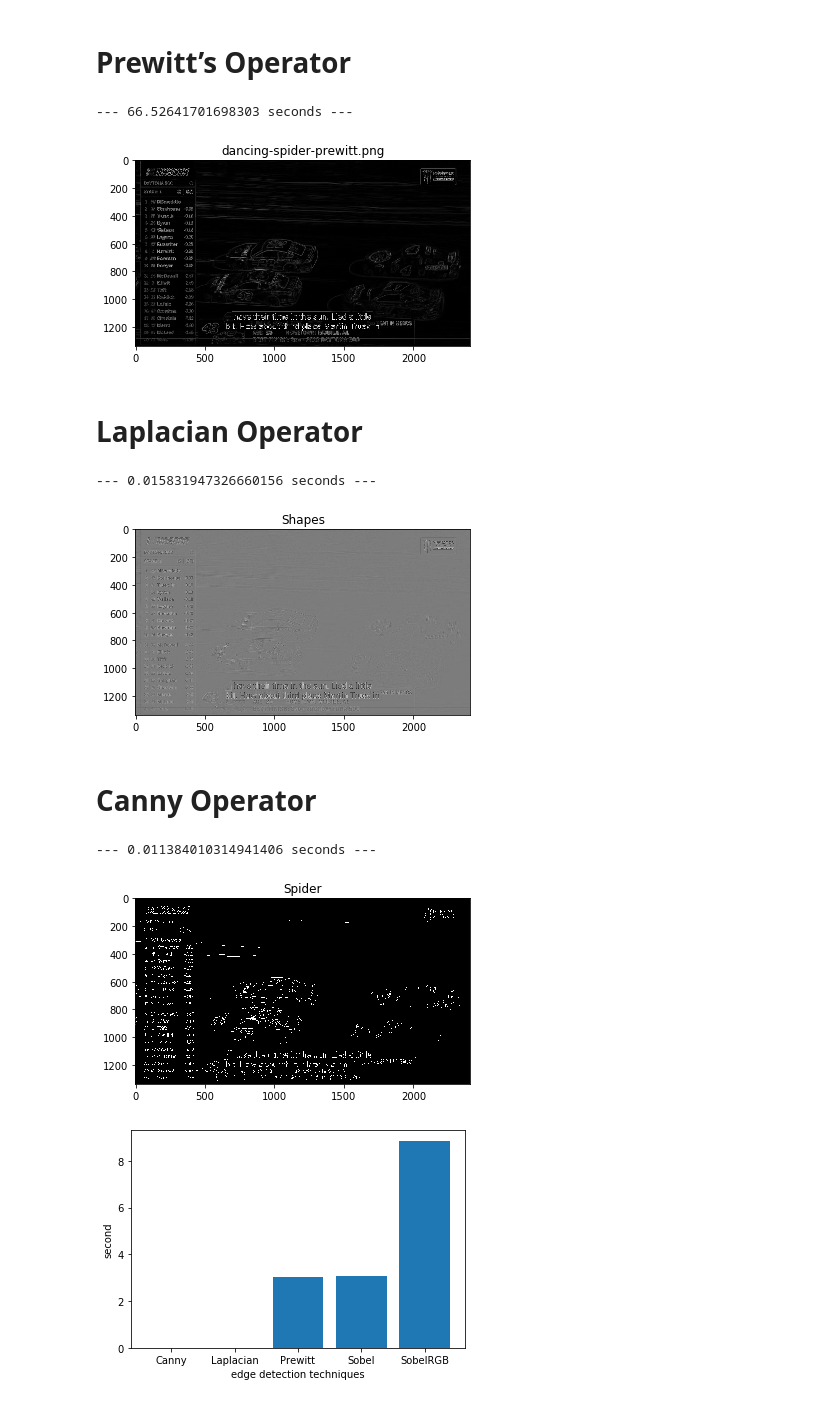
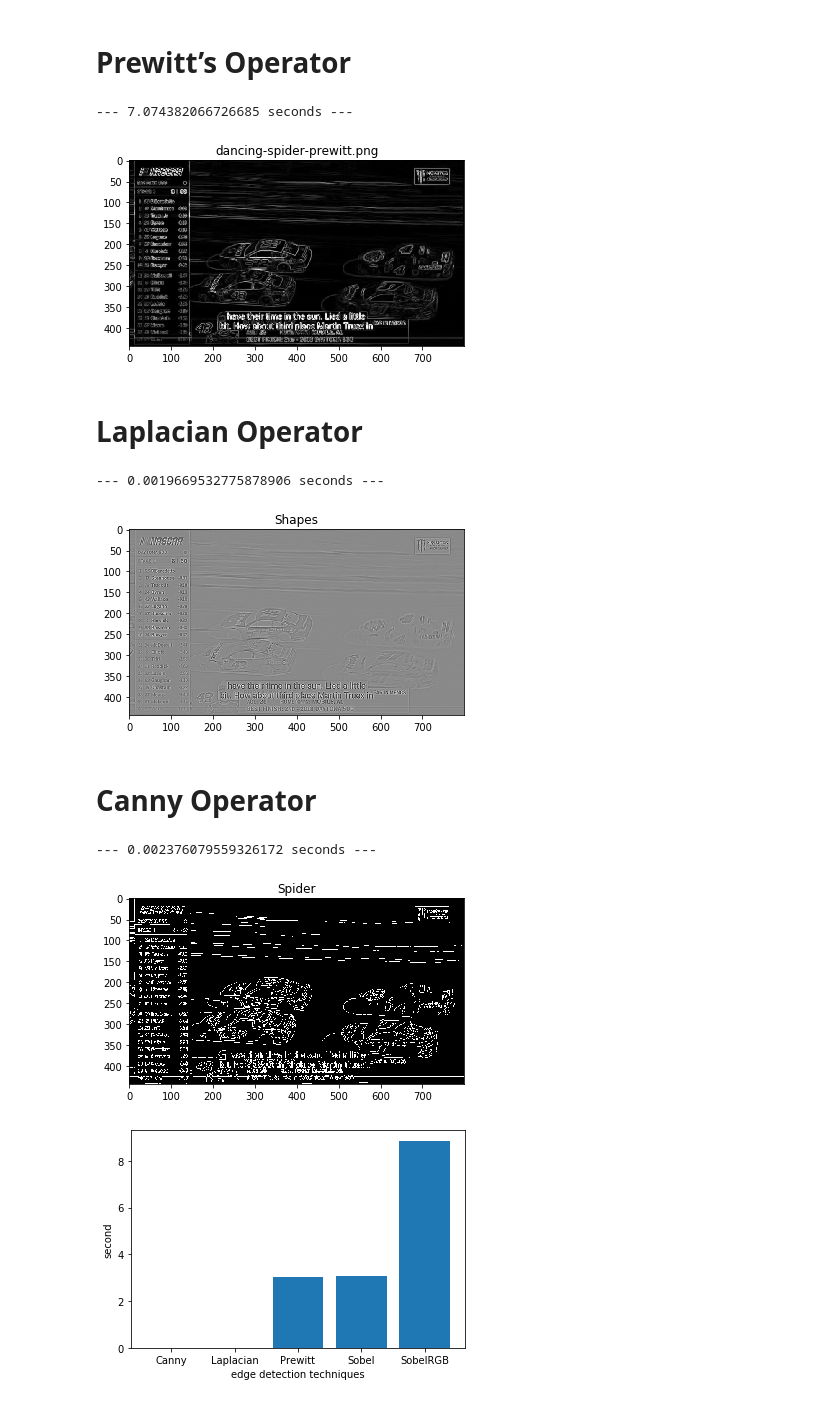
Before and after one commit to krisztianbenda/smart-caption-localization, a Jupyter notebook: scripts/edge_detectors.ipynb, the cells around one changed output. Saved outputs shown, nothing was run; the diff lists cells and outputs as text; code cells hidden in the pictures.

```diff
--- a/scripts/edge_detectors.ipynb
+++ b/scripts/edge_detectors.ipynb
@@ -138,9 +138,10 @@ plt.show()
 import numpy as np
 from PIL import Image
 import matplotlib.pyplot as plt
+import time
 
 # Open the image
-img = np.array(Image.open('4cars.png')).astype(np.uint8)
+img = np.array(Image.open('4cars800px.png')).astype(np.uint8)
 
 start_time = time.time()
 
@@ -193,8 +194,8 @@ plt.imsave('dancing-spider-prewitt.png', newgradientImage, cmap='gray', format='
 plt.imshow(newgradientImage, cmap='gray')
 plt.show()
 # %% [output]
---- 66.52641701698303 seconds ---
+--- 7.074382066726685 seconds ---
-[figure, old version]
+[figure, new version]
 # %% [markdown]
 # Laplacian Operator
 # %%
@@ -202,7 +203,7 @@ import cv2
 import matplotlib.pyplot as plt
 
 # Open the image
-img = cv2.imread('4cars.png')
+img = cv2.imread('4cars800px.png')
 
 start_time = time.time()
 
@@ -223,32 +224,32 @@ plt.imsave('shapes-lap.png', laplacian, cmap='gray', format='png')
 plt.imshow(laplacian, cmap='gray')
 plt.show()
 # %% [output]
---- 0.015831947326660156 seconds ---
+--- 0.0019669532775878906 seconds ---
-[figure, old version]
+[figure, new version]
 # %% [markdown]
 # Canny Operator
 # %%
 import cv2
 import matplotlib.pyplot as plt
 
 # Open the image
-img = cv2.imread('4cars.png')
+img = cv2.imread('4cars800px.png')
 
 start_time = time.time()
 
 # Apply Canny
 edges = cv2.Canny(img, 100, 200, 3, L2gradient=True)
 
 print("--- %s seconds ---" % (time.time() - start_time))
 
 plt.figure()
 plt.title('Spider')
 plt.imsave('dancing-spider-canny.png', edges, cmap='gray', format='png')
 plt.imshow(edges, cmap='gray')
 plt.show()
 # %% [output]
---- 0.011384010314941406 seconds ---
+--- 0.002376079559326172 seconds ---
-[figure, old version]
+[figure, new version]
 # %%
 techniques = {'Sobel': 3.0601890087127686, 'SobelRGB': 8.856742858886719, 'Prewitt': 3.0104100704193115,
               'Laplacian': 0.0011129379272460938, 'Canny': 0.0014858245849609375}
```
Also changed, not shown: 4 other files.
